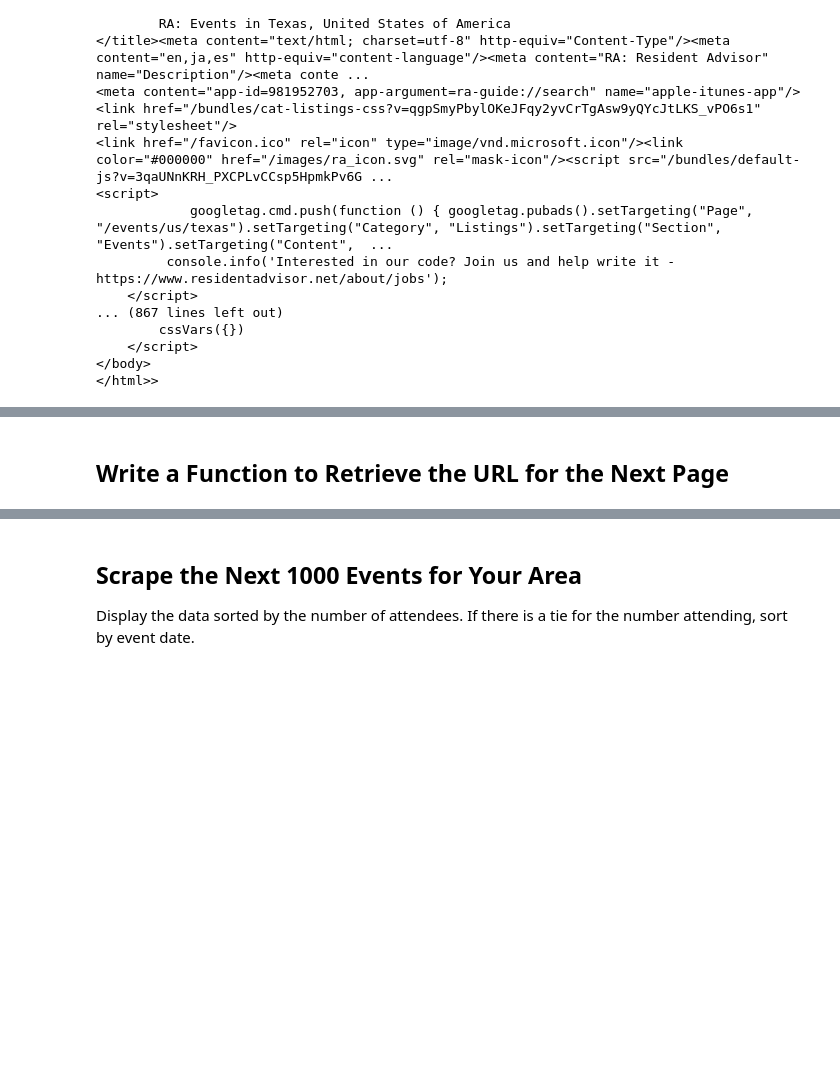
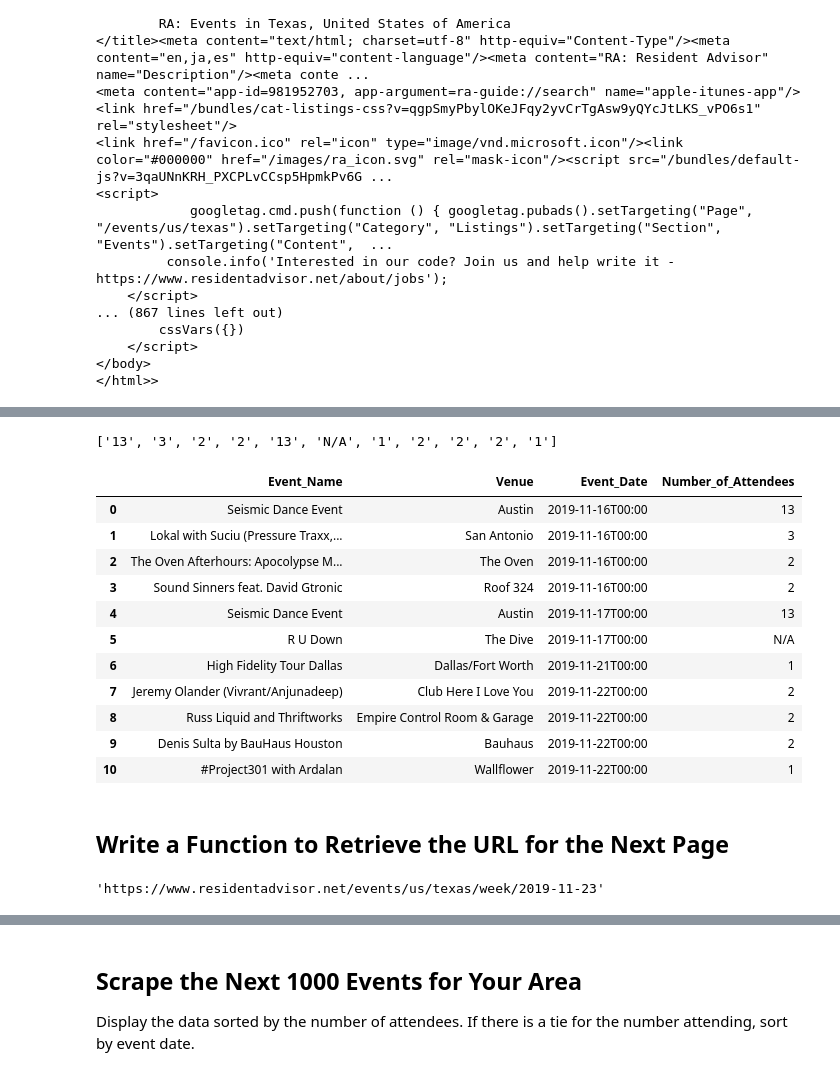
Before and after one commit to eannefawcett/dsc-scraping-concerts-lab-online-ds-pt-081219, a Jupyter notebook: index.ipynb, the cells around one changed output, grey strips where cells are left out. Cells and saved outputs as stored; diff of their text form; code cells hidden in the pictures; blank space fills up the shorter version.

```diff
--- a/index.ipynb
+++ b/index.ipynb
@@ -158,0 +135,11 @@ def scrape_events(events_page_url):
+# %%
+# function to call venue
+def retrieve_venue(soup):
+    venues = []
+    for i in soup.findAll('article'):
+        if i.find('h1').find('span').find('a'):
+            venues.append(i.find('h1').find('span').find('a').text)
+        else:
+            venues.append('N/A')
+    return venues
+retrieve_venue(concerts)
@@ -159,2 +158,49 @@ def scrape_events(events_page_url):
+# %%
+# function to call number of attendees
+def retrieve_attendees(soup):
+    attendees = []
+    for i in soup.findAll('article'):
+        if i.find('p', {'class':'attending'}):
+            attendees.append(i.find('p', {'class':'attending'}).text.split(" ")[0])
+        else:
+            attendees.append('N/A')
+    return(attendees)
+retrieve_attendees(concerts)
+# %% [output]
+['13', '3', '2', '2', '13', 'N/A', '1', '2', '2', '2', '1']
+# %%
+def scrape_events(events_page_url):
+    import pandas as pd
+    html_page = requests.get(events_page_url)
+    soup = BeautifulSoup(html_page.content, 'html.parser')
+    concerts = soup.find('div', class_="fl col4")
+    time.sleep(5)
+    times = retrieve_time(concerts)
+    time.sleep(5)
+    names = retrieve_names(concerts)
+    time.sleep(5)
+    venues = retrieve_venue(concerts)
+    time.sleep(5)
+    attendees = retrieve_attendees(concerts)
+    df = pd.DataFrame()
+    df['Event_Name'] = names
+    df['Venue'] = venues
+    df['Event_Date'] = times
+    df['Number_of_Attendees'] = attendees
+    return df
+scrape_events('https://www.residentadvisor.net/events')
+# %% [output]
+|  | Event_Name | Venue | Event_Date | Number_of_Attendees |
+| 0 | Seismic Dance Event | Austin | 2019-11-16T00:00 | 13 |
+| 1 | Lokal with Suciu (Pressure Traxx,... | San Antonio | 2019-11-16T00:00 | 3 |
+| 2 | The Oven Afterhours: Apocolypse M... | The Oven | 2019-11-16T00:00 | 2 |
+| 3 | Sound Sinners feat. David Gtronic | Roof 324 | 2019-11-16T00:00 | 2 |
+| 4 | Seismic Dance Event | Austin | 2019-11-17T00:00 | 13 |
+| 5 | R U Down | The Dive | 2019-11-17T00:00 | N/A |
+| 6 | High Fidelity Tour Dallas | Dallas/Fort Worth | 2019-11-21T00:00 | 1 |
+| 7 | Jeremy Olander (Vivrant/Anjunadeep) | Club Here I Love You | 2019-11-22T00:00 | 2 |
+| 8 | Russ Liquid and Thriftworks | Empire Control Room & Garage | 2019-11-22T00:00 | 2 |
+| 9 | Denis Sulta by BauHaus Houston | Bauhaus | 2019-11-22T00:00 | 2 |
+| 10 | #Project301 with Ardalan | Wallflower | 2019-11-22T00:00 | 1 |
 # %% [markdown]
 ## Write a Function to Retrieve the URL for the Next Page
@@ -164,0 +207,13 @@ def next_page(url):
+# %%
+def next_page(base_url):
+    first_url_extension = '/events'
+    first_url = base_url + first_url_extension
+    html_page = requests.get(first_url)
+    soup = BeautifulSoup(html_page.content, 'html.parser')
+    if soup.find('li', {'id':'liNext'}):
+        next_url_extension = soup.find('li', {'id':'liNext'}).find('a').attrs['href']
+        next_url = base_url + next_url_extension
+    return next_url
+next_page('https://www.residentadvisor.net')
+# %% [output]
+'https://www.residentadvisor.net/events/us/texas/week/2019-11-23'
```
Also changed, not shown: parts of 16 cells of this notebook.
